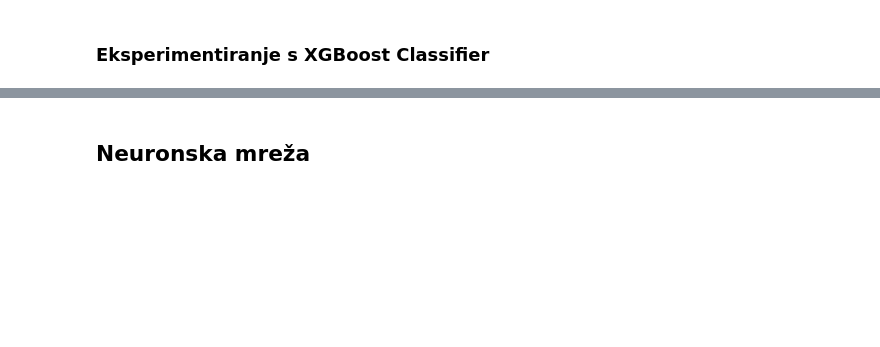
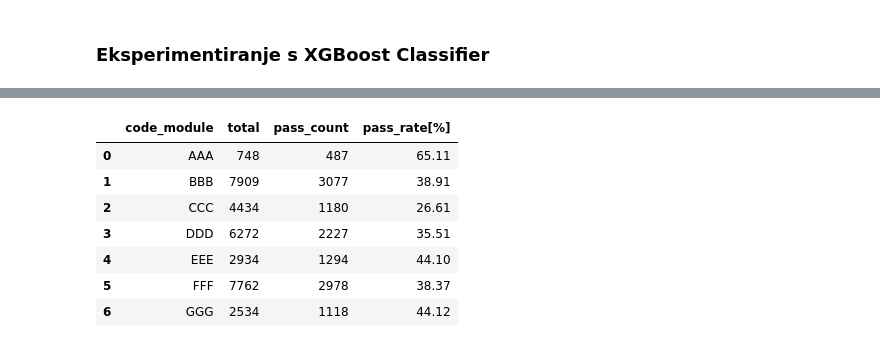
Before and after one commit to ksimicevic/early-student-success-predictors, a Jupyter notebook: project-pt2.ipynb, the cells around one changed output, grey strips where cells are left out. Drawn from its saved outputs; the diff is of its cells as text; code cells hidden in the pictures; blank space fills up the shorter version.

```diff
--- a/project-pt2.ipynb
+++ b/project-pt2.ipynb
@@ -669,2 +684,0 @@ score
-# %% [markdown]
-## Neuronska mreža
@@ -691,0 +685,25 @@ model.evaluate(X_test_scaled, y_test_scaled)[1]
+# %%
+by_module_pom_1 = student_info.groupby(['code_module']).count().sort_values(['code_module'], ascending = [True]).reset_index()
+
+by_module_pom_1 = by_module_pom_1.rename(columns = {"gender": "total"})
+by_module_pom_1 = by_module_pom_1[['code_module', 'total']]
+
+by_module_pom_2 = student_info[student_info['final_result'] == 'Pass'].groupby(['code_module']).count().sort_values(['code_module'], ascending = [True]).reset_index()
+
+by_module_pom_2 = by_module_pom_2.rename(columns = {"gender": "pass_count"})
+by_module_pom_2 = by_module_pom_2[['code_module', 'pass_count']]
+
+by_module = pd.merge(by_module_pom_1, by_module_pom_2, on =['code_module'])
+
+by_module["pass_rate[%]"] = round(((by_module["pass_count"] / by_module["total"]) * 100), 2)
+
+by_module
+# %% [output]
+|  | code_module | total | pass_count | pass_rate[%] |
+| 0 | AAA | 748 | 487 | 65.11 |
+| 1 | BBB | 7909 | 3077 | 38.91 |
+| 2 | CCC | 4434 | 1180 | 26.61 |
+| 3 | DDD | 6272 | 2227 | 35.51 |
+| 4 | EEE | 2934 | 1294 | 44.10 |
+| 5 | FFF | 7762 | 2978 | 38.37 |
+| 6 | GGG | 2534 | 1118 | 44.12 |
```
Also changed, not shown: parts of 9 cells of this notebook.
